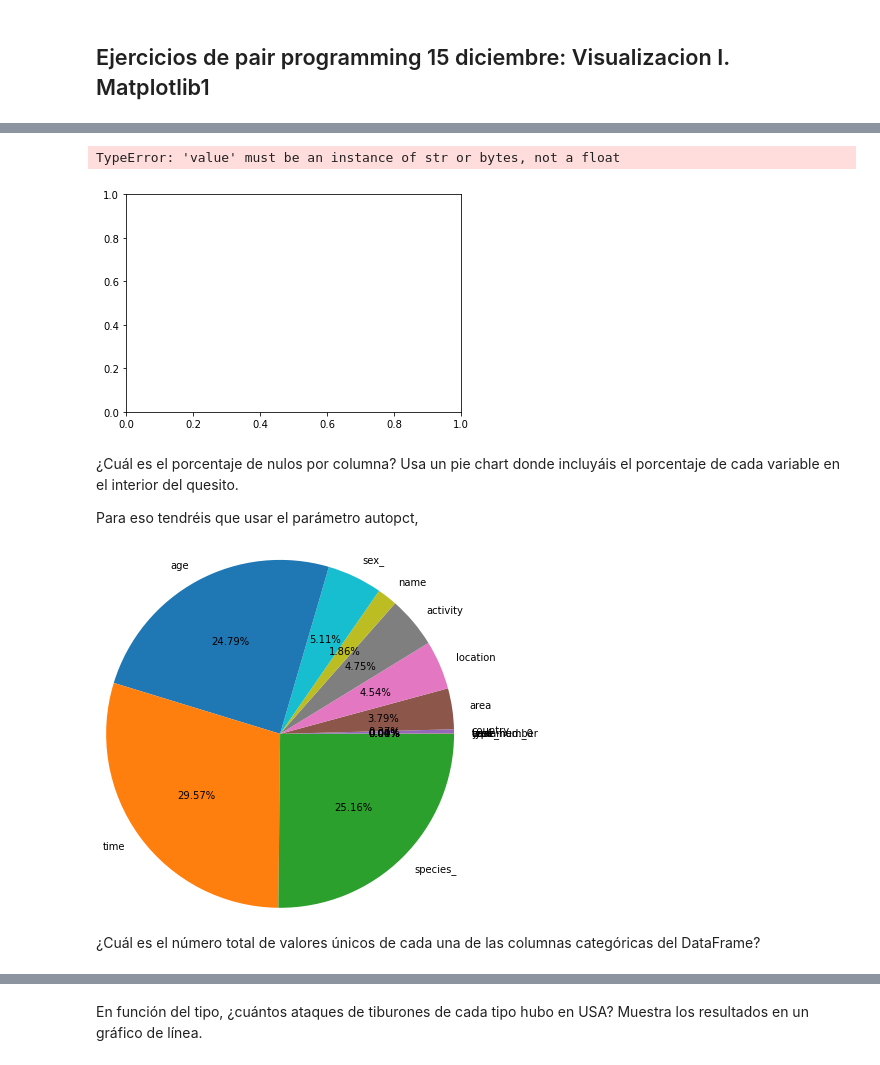
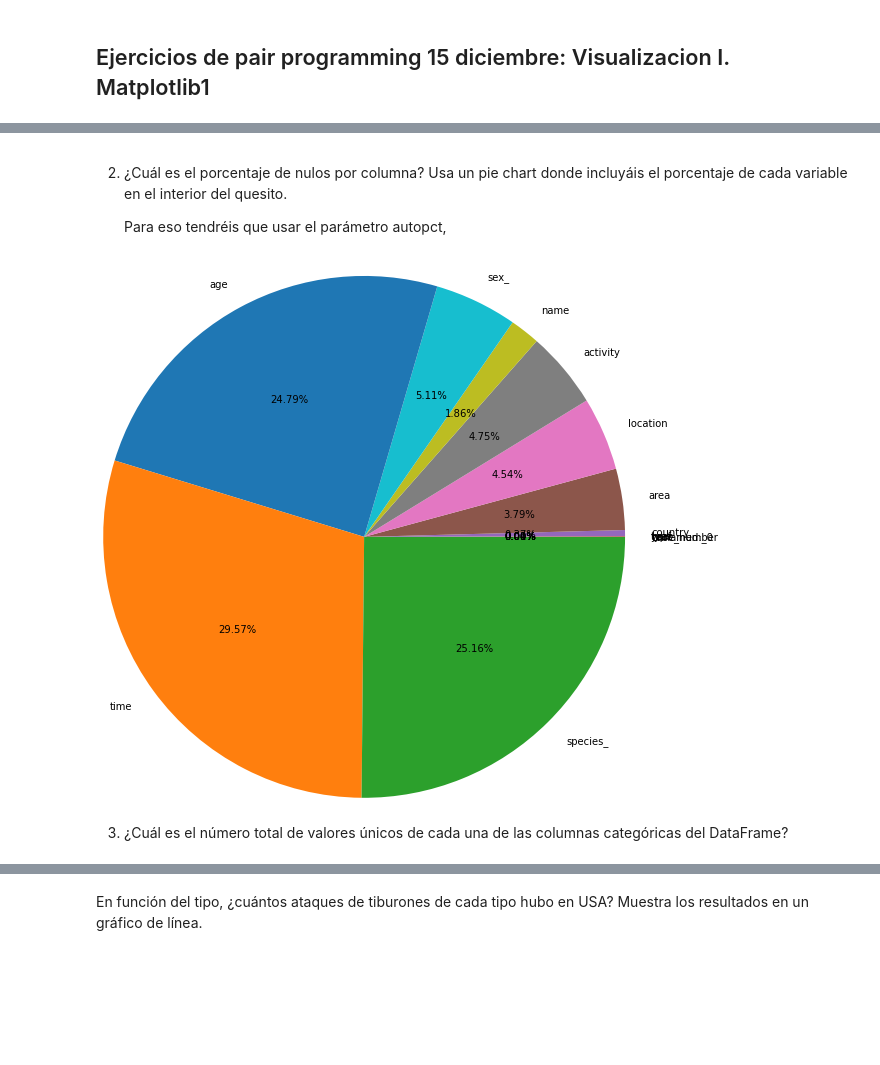
Before and after one commit to Adalab/DA-promoC-modulo2-sprint1-anagallego-sandra, a Jupyter notebook: Visualizacion/Mod2-lecc5-VisI.ipynb, the cells around one changed output, grey strips where cells are left out. Drawn from its saved outputs; the diff is of its cells as text; code cells hidden in the pictures; blank space fills up the shorter version.

```diff
--- a/Visualizacion/Mod2-lecc5-VisI.ipynb
+++ b/Visualizacion/Mod2-lecc5-VisI.ipynb
@@ -31 +24,3 @@ lli       1
 Name: sex_, dtype: int64
+# %%
+df_tiburon["sex_"].replace(to_replace=["M ","N","lli","."],value= "M", inplace=True)
@@ -56,26 +46,17 @@ Name: sex_, dtype: int64
-# %%
-plt.figure()
-
-plt.bar(x,y)
-
-plt.show()
-# %% [output]
-TypeError: 'value' must be an instance of str or bytes, not a float
-[figure, removed]
 # %% [markdown]
-¿Cuál es el porcentaje de nulos por columna? Usa un pie chart donde incluyáis el porcentaje de cada variable en el interior del quesito.
+2. ¿Cuál es el porcentaje de nulos por columna? Usa un pie chart donde incluyáis el porcentaje de cada variable en el interior del quesito.
 
-Para eso tendréis que usar el parámetro autopct,
+    Para eso tendréis que usar el parámetro autopct,
 # %%
 # iniciamos la figura
 plt.figure()
 
 # establecemos la gráfica que queremos. En este caso querremos visualizar la anchura del pétalo para cada especie.
-plt.pie(df_tiburon.isnull().sum(), labels=df_tiburon.columns, autopct = '%1.2f%%' , radius= 2)
+plt.pie(df_tiburon.isnull().sum(), labels=df_tiburon.columns, autopct = '%1.2f%%' , radius= 3)
 
 #mostramos al gráfica
 plt.show()
 # %% [output]
-[figure, old version]
+[figure, new version]
 # %% [markdown]
-¿Cuál es el número total de valores únicos de cada una de las columnas categóricas del DataFrame?
+3. ¿Cuál es el número total de valores únicos de cada una de las columnas categóricas del DataFrame?
```
Also changed, not shown: parts of 21 cells of this notebook.
